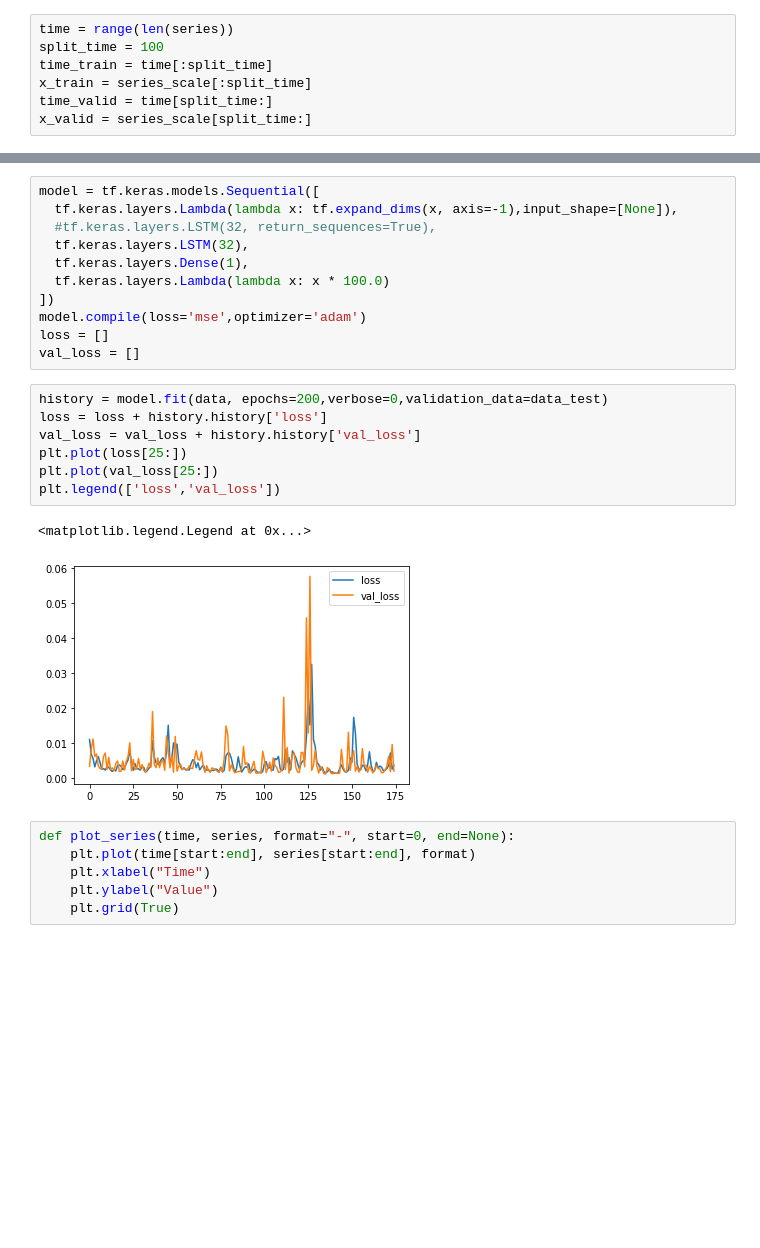
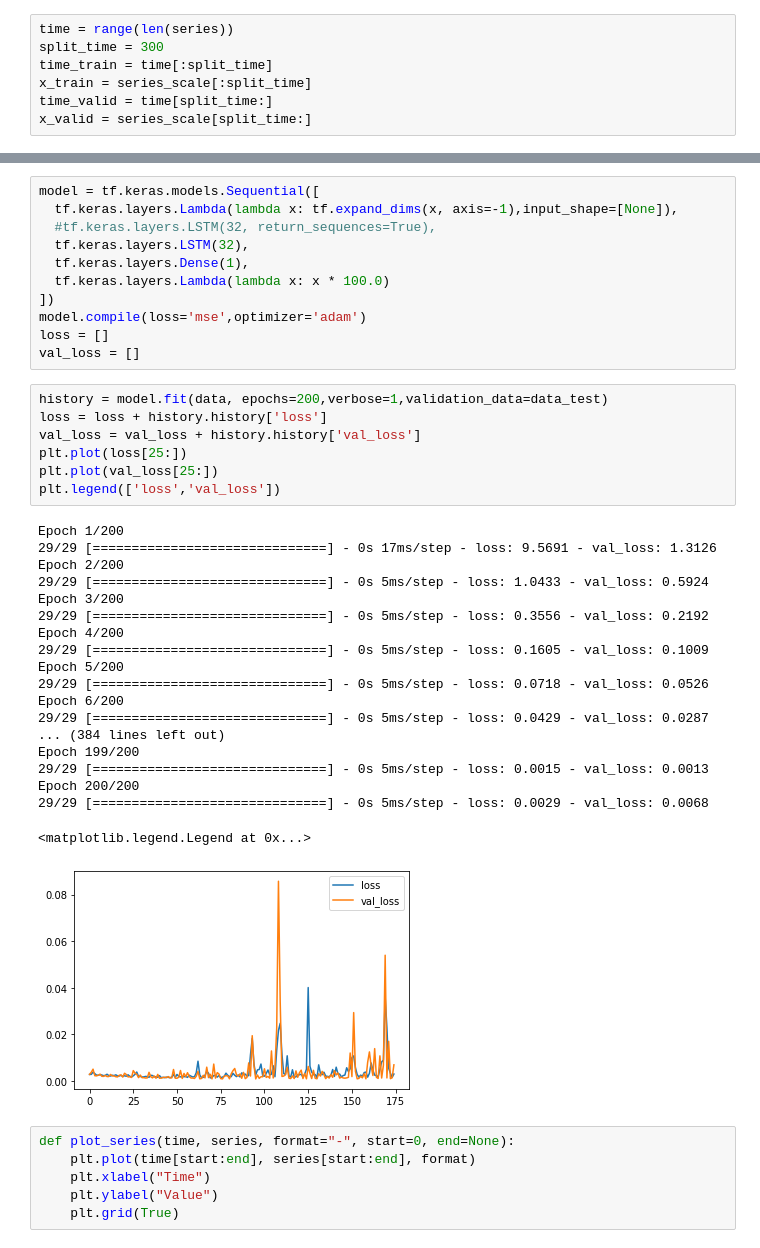
Before and after one commit to krmonline/YRU_TrainingAnomalyDetection, a Jupyter notebook: day2/LSTM_GRU.ipynb, the cells around one changed output, grey strips where cells are left out. Saved outputs shown, nothing was run; the diff lists cells and outputs as text; blank space fills up the shorter version.

```diff
--- a/day2/LSTM_GRU.ipynb
+++ b/day2/LSTM_GRU.ipynb
@@ -15,6 +25,6 @@ series_scale = minmax_scale(series)
 # %%
 time = range(len(series))
-split_time = 100
+split_time = 300
 time_train = time[:split_time]
 x_train = series_scale[:split_time]
 time_valid = time[split_time:]
@@ -48,15 +58,32 @@ model.compile(loss='mse',optimizer='adam')
 loss = []
 val_loss = []
 # %%
-history = model.fit(data, epochs=200,verbose=0,validation_data=data_test)
+history = model.fit(data, epochs=200,verbose=1,validation_data=data_test)
 loss = loss + history.history['loss']
 val_loss = val_loss + history.history['val_loss']
 plt.plot(loss[25:])
 plt.plot(val_loss[25:])
 plt.legend(['loss','val_loss'])
 # %% [output]
-<matplotlib.legend.Legend at 0x...>
+Epoch 1/200
+29/29 [==============================] - 0s 17ms/step - loss: 9.5691 - val_loss: 1.3126
+Epoch 2/200
+29/29 [==============================] - 0s 5ms/step - loss: 1.0433 - val_loss: 0.5924
+Epoch 3/200
+29/29 [==============================] - 0s 5ms/step - loss: 0.3556 - val_loss: 0.2192
+Epoch 4/200
+29/29 [==============================] - 0s 5ms/step - loss: 0.1605 - val_loss: 0.1009
+Epoch 5/200
+29/29 [==============================] - 0s 5ms/step - loss: 0.0718 - val_loss: 0.0526
+Epoch 6/200
+29/29 [==============================] - 0s 5ms/step - loss: 0.0429 - val_loss: 0.0287
+... (384 lines left out)
+Epoch 199/200
+29/29 [==============================] - 0s 5ms/step - loss: 0.0015 - val_loss: 0.0013
+Epoch 200/200
+29/29 [==============================] - 0s 5ms/step - loss: 0.0029 - val_loss: 0.0068
+<matplotlib.legend.Legend at 0x...>
-[figure, old version]
+[figure, new version]
 # %%
 def plot_series(time, series, format="-", start=0, end=None):
     plt.plot(time[start:end], series[start:end], format)
```
Also changed, not shown: parts of 7 cells of this notebook.
